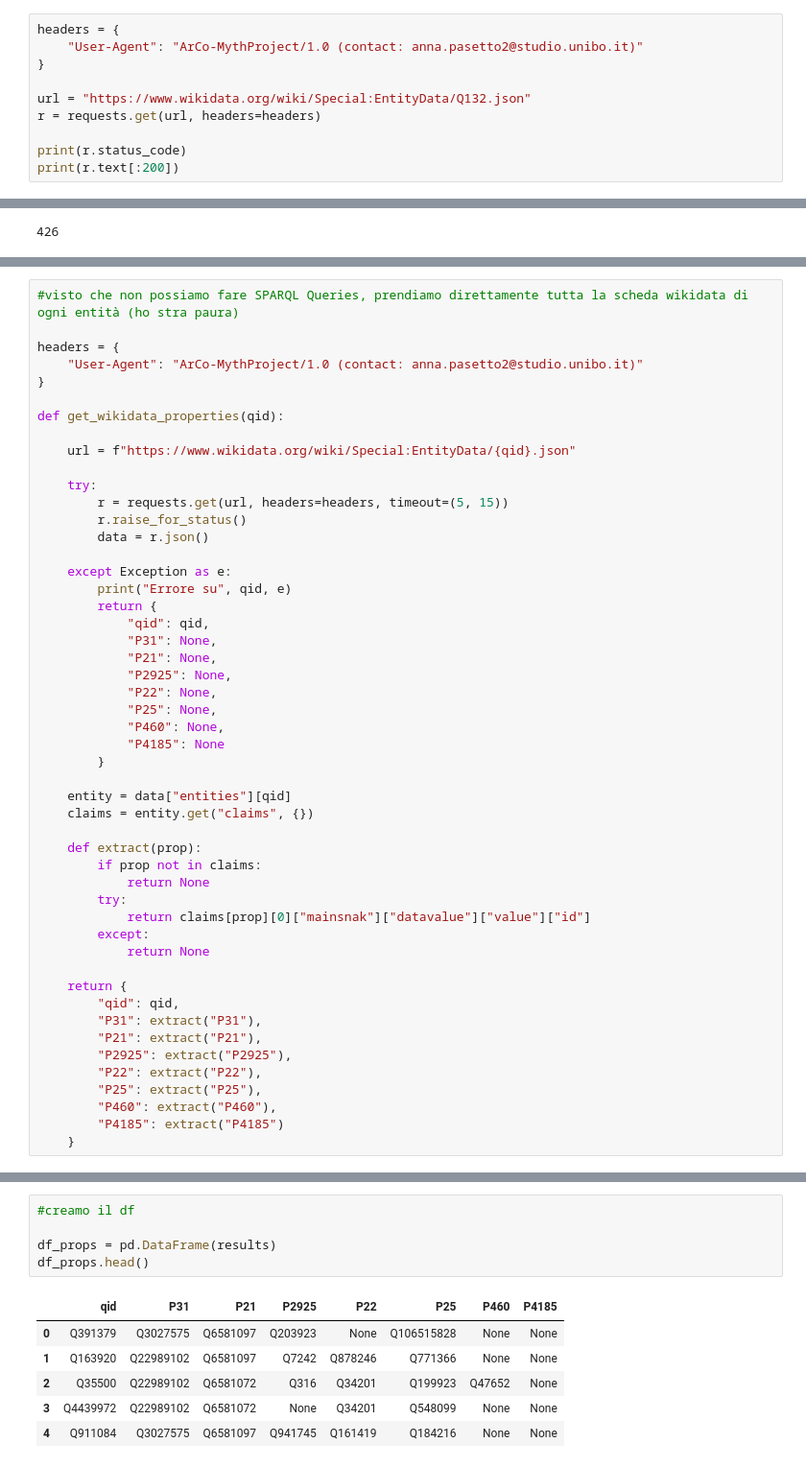
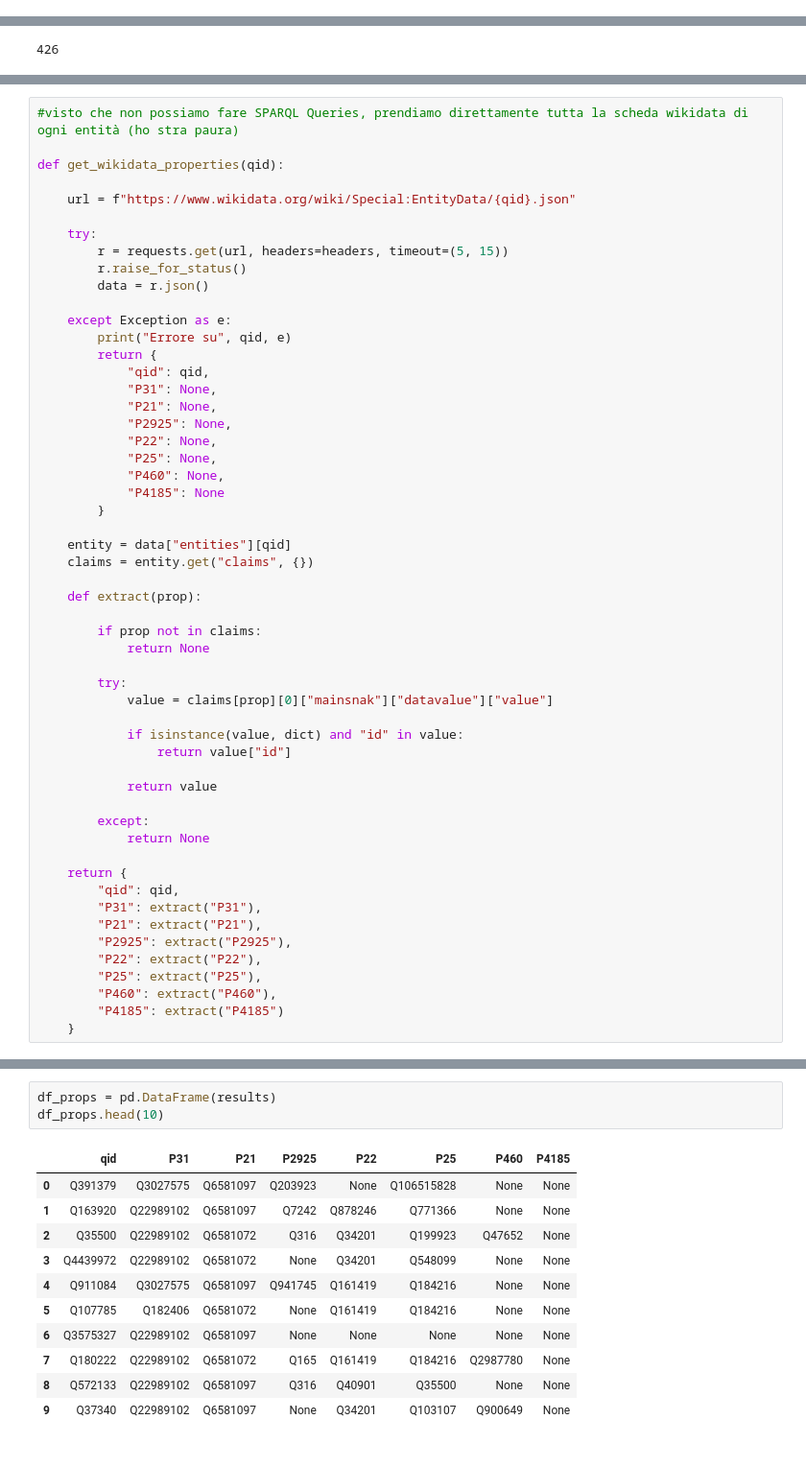
Before and after one commit to Info-Viz/DataNymphs, a Jupyter notebook: COPIA_opere_mitologiche_ArCo.ipynb, the cells around one changed output, grey strips where cells are left out. Shown at 96% size. Drawn from its saved outputs; the diff is of its cells as text.

```diff
--- a/COPIA_opere_mitologiche_ArCo.ipynb
+++ b/COPIA_opere_mitologiche_ArCo.ipynb
@@ -653,13 +653,3 @@ TERMINI MANCANTI: 9
 #father (P22)
 #mother (P25)
 #said to be the same as (P460)
-# %%
-headers = {
-    "User-Agent": "ArCo-MythProject/1.0 (contact: anna.pasetto2@studio.unibo.it)"
-}
-
-url = "https://www.wikidata.org/wiki/Special:EntityData/Q132.json"
-r = requests.get(url, headers=headers)
-
-print(r.status_code)
-print(r.text[:200])
@@ -687,9 +706,5 @@ print(len(qids))
 # %%
 #visto che non possiamo fare SPARQL Queries, prendiamo direttamente tutta la scheda wikidata di ogni entità (ho stra paura)
-
-headers = {
-    "User-Agent": "ArCo-MythProject/1.0 (contact: anna.pasetto2@studio.unibo.it)"
-}
 
 def get_wikidata_properties(qid):
 
@@ -717,10 +732,18 @@ def get_wikidata_properties(qid):
     claims = entity.get("claims", {})
 
     def extract(prop):
+
         if prop not in claims:
             return None
+
         try:
-            return claims[prop][0]["mainsnak"]["datavalue"]["value"]["id"]
+            value = claims[prop][0]["mainsnak"]["datavalue"]["value"]
+
+            if isinstance(value, dict) and "id" in value:
+                return value["id"]
+
+            return value
+
         except:
             return None
 
@@ -758,14 +781,17 @@ Salvato checkpoint: 300
 Salvato checkpoint: 350
 Salvato checkpoint: 400
 # %%
-#creamo il df
-
 df_props = pd.DataFrame(results)
-df_props.head()
+df_props.head(10)
 # %% [output]
 |  | qid | P31 | P21 | P2925 | P22 | P25 | P460 | P4185 |
 | 0 | Q391379 | Q3027575 | Q6581097 | Q203923 | None | Q106515828 | None | None |
 | 1 | Q163920 | Q22989102 | Q6581097 | Q7242 | Q878246 | Q771366 | None | None |
 | 2 | Q35500 | Q22989102 | Q6581072 | Q316 | Q34201 | Q199923 | Q47652 | None |
 | 3 | Q4439972 | Q22989102 | Q6581072 | None | Q34201 | Q548099 | None | None |
 | 4 | Q911084 | Q3027575 | Q6581097 | Q941745 | Q161419 | Q184216 | None | None |
+| 5 | Q107785 | Q182406 | Q6581072 | None | Q161419 | Q184216 | None | None |
+| 6 | Q3575327 | Q22989102 | Q6581097 | None | None | None | None | None |
+| 7 | Q180222 | Q22989102 | Q6581072 | Q165 | Q161419 | Q184216 | Q2987780 | None |
+| 8 | Q572133 | Q22989102 | Q6581097 | Q316 | Q40901 | Q35500 | None | None |
+| 9 | Q37340 | Q22989102 | Q6581097 | None | Q34201 | Q103107 | Q900649 | None |
```
Also changed, not shown: parts of 7 cells of this notebook, 1 other file.
